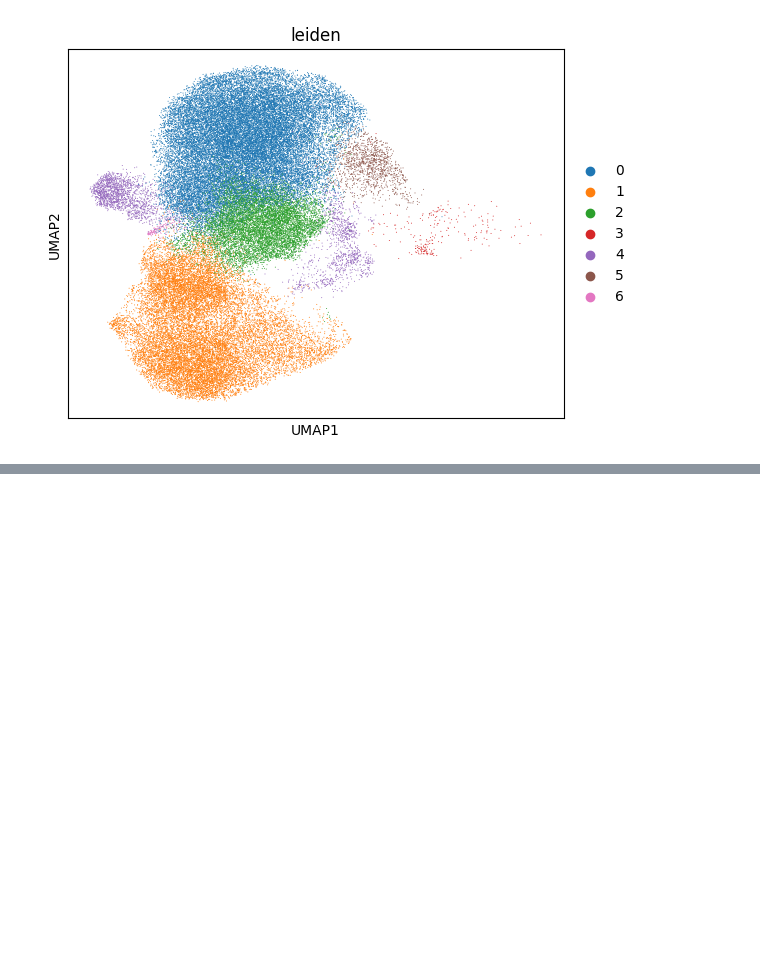
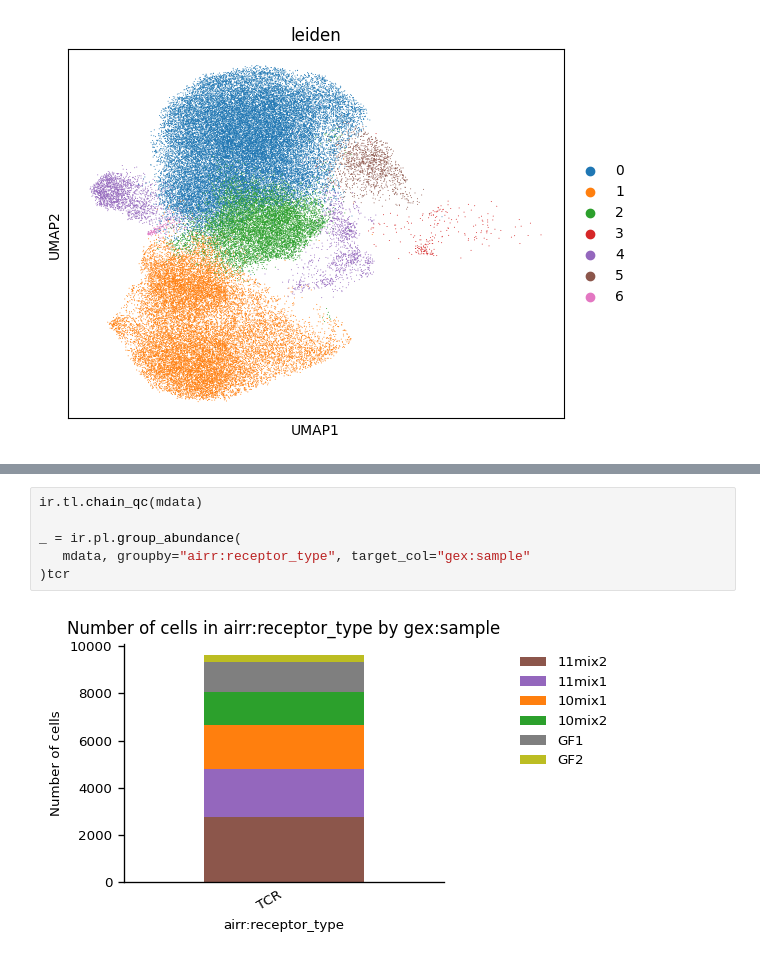
Before and after one commit to ErikaKvalem/honda_microbial_metabolites_2021, a Jupyter notebook: 20_scripts/40_single-cell-sorted-cd8/40_gex_surface_prot/012_tcr_integration.ipynb, the cells around one changed output, grey strips where cells are left out. Cells and saved outputs as stored; diff of their text form; blank space fills up the shorter version.

```diff
--- a/20_scripts/40_single-cell-sorted-cd8/40_gex_surface_prot/012_tcr_integration.ipynb
+++ b/20_scripts/40_single-cell-sorted-cd8/40_gex_surface_prot/012_tcr_integration.ipynb
@@ -218,0 +231,8 @@ KeyError: 'Could not find key airr:receptor_type in .var_names or .obs.columns.'
+# %%
+ir.tl.chain_qc(mdata)
+
+_ = ir.pl.group_abundance(
+   mdata, groupby="airr:receptor_type", target_col="gex:sample"
+)tcr
+# %% [output]
+[figure, added]
```
Also changed, not shown: parts of 5 cells of this notebook.
